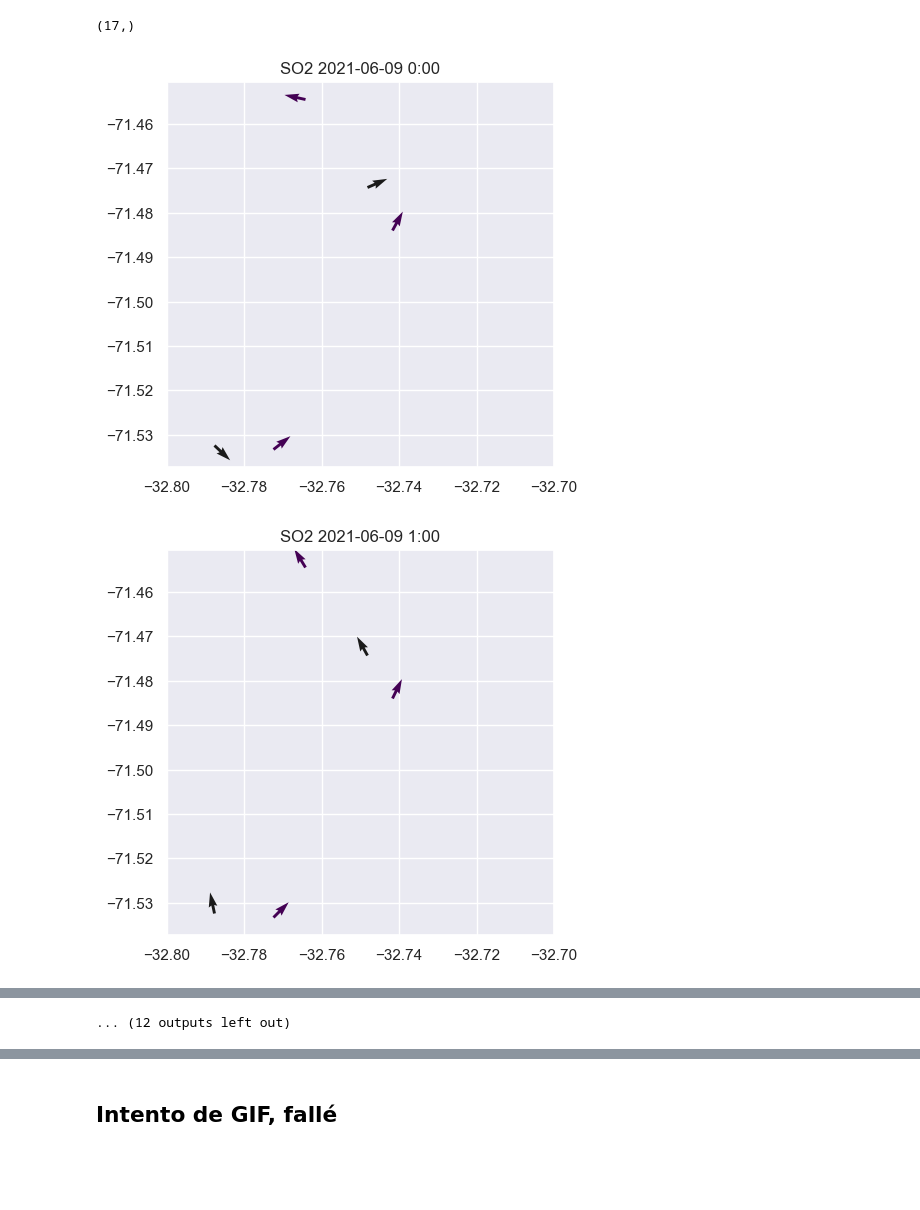
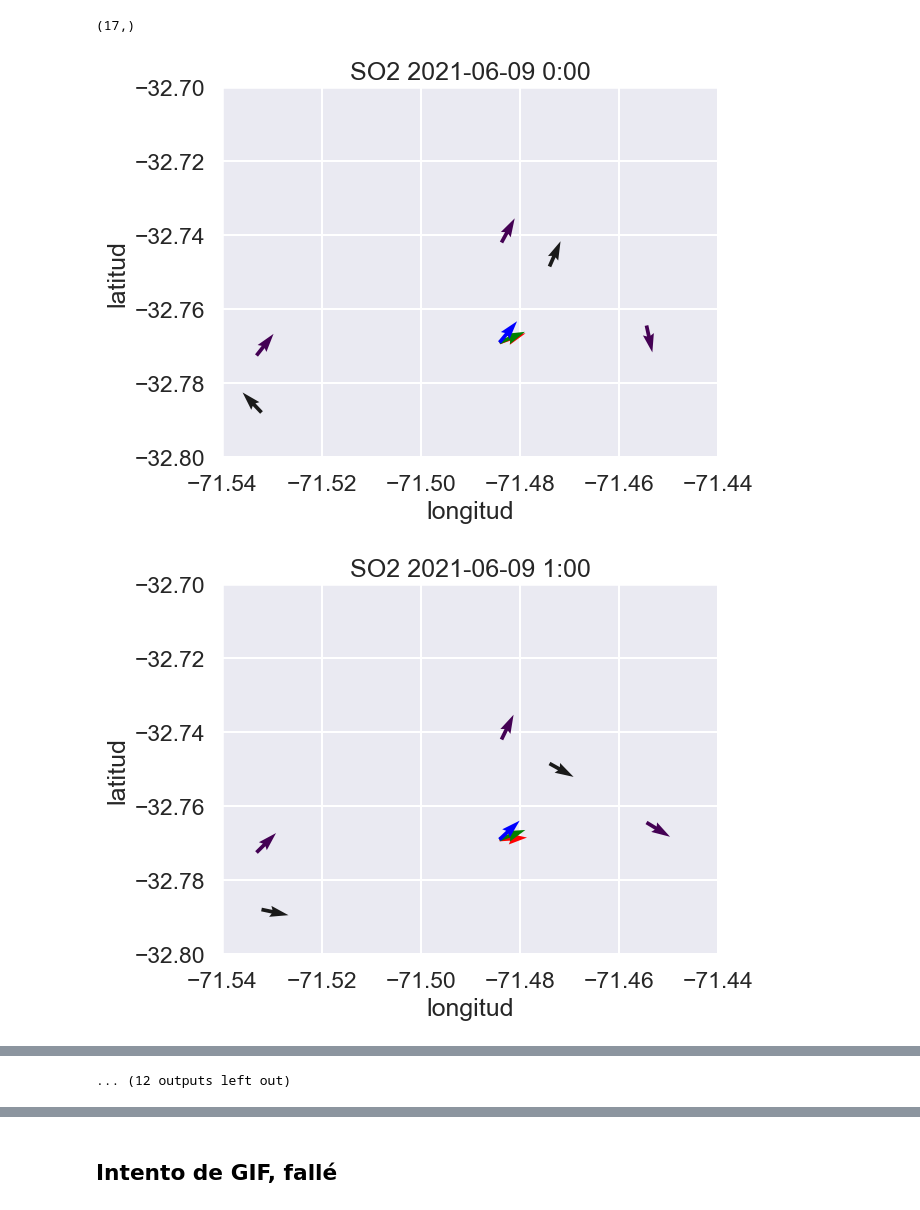
Before and after one commit to AndresGonF/mds7201-minma-so2, a Jupyter notebook: notebooks/img_vientos.ipynb, the cells around one changed output, grey strips where cells are left out. Cells and saved outputs as stored; diff of their text form; code cells hidden in the pictures; blank space fills up the shorter version.

Commit message:
imagenes varias

```diff
--- a/notebooks/img_vientos.ipynb
+++ b/notebooks/img_vientos.ipynb
@@ -3,7 +3,7 @@ import sys
 import os
 from functools import reduce
 
-project_path = os.path.abspath('..')
+project_path = os.path.abspath('../..')
 sys.path.insert(1, project_path)
 
 import pandas as pd
@@ -15,6 +15,7 @@ from src.utils import get_project_root
 from src.data.make_dataset import get_minma_data
 
 sn.set(style="darkgrid")
+sn.set_context('talk')
 # %% [markdown]
 # Vientos
 # %% [markdown]
@@ -189,0 +193,4 @@ centro_quintero.head()
+# %%
+codelco = pd.read_excel(get_project_root() / 'data/raw/Torre_Meteo_Codelco_Ventanas.xlsx', index_col=0)
+codelco.index = pd.to_datetime(codelco.index)
+codelco.head()
@@ -206,6 +237,17 @@ def winds(df):
 
 def frame_by_date(df, date):
     return df[df.index.date == date].reset_index(drop=True)
+
+def winds_codelco(df):
+    x = [10, 20, 40]
+    u = []
+    v = []
+    for elem in x:
+        u_aux = df[f'WS_{elem}'] * np.cos(np.radians(df[f'WD_{elem}']))
+        v_aux = df[f'WS_{elem}'] * np.sin(np.radians(df[f'WD_{elem}']))
+        u.append(u_aux)
+        v.append(v_aux)
+    return u, v
 # %%
 #coordenadas
 coord_maitenes = { 'lat': -32.76434, 'long': -71.45450}
@@ -213,37 +255,54 @@ coord_quintero = {'lat':-32.772439, 'long':-71.533248}
 coord_ventanas = {'lat':-32.7419, 'long':-71.4839}
 coord_lagreda = {'lat': -32.74827, 'long':-71.47421}
 coord_centro_quintero = {'lat': -32.787720, 'long':-71.53222}
-coord_codelco = {'lat':-32.80105, 'long': -71.4834}
+coord_codelco = {'lat':-32.76873, 'long': -71.48427}
 # %%
 import matplotlib.cm as cm
 from matplotlib.animation import FuncAnimation
 from IPython import display
 
 #Día de peak en maitenes y quintero (2021-06-09)
 df1 = frame_by_date(maitenes, common_dates[-1])
 df2 = frame_by_date(quintero, common_dates[-1])
 df3 = frame_by_date(ventanas, common_dates[-1])
 df4 = frame_by_date(lagreda_vientos, common_dates[-1])
 df5 = frame_by_date(centro_quintero, common_dates[-1])
+df6 = frame_by_date(codelco, common_dates[-1])
 
 u1, v1 = winds(df1)
 u2, v2 = winds(df2)
 u3, v3 = winds(df3)
 u4, v4 = winds(df4)
 u5, v5 = winds(df5)
+u6, v6 = winds_codelco(df6)
+
 
 
 for i in range(len(u1)):
-    plot = plt.figure(figsize = (5,5))
-    plt.xlim(-32.8,-32.7)
-    #plt.ylim(-71.54,-71.44)
-    plt.quiver(coord_maitenes['lat'], coord_maitenes['long'], u1[i], v1[i], df1["SO2"][i], cmap=cm.viridis)
-    plt.quiver(coord_quintero['lat'], coord_quintero['long'], u2[i], v2[i], df2["SO2"][i], cmap=cm.viridis)
-    plt.quiver(coord_ventanas['lat'], coord_ventanas['long'], u3[i], v3[i], df3["SO2"][i], cmap=cm.viridis)
-    plt.quiver(coord_lagreda['lat'], coord_lagreda['long'], u4[i], v4[i], cmap=cm.viridis)
-    plt.quiver(coord_centro_quintero['lat'], coord_centro_quintero['long'], u5[i], v5[i], cmap=cm.viridis)
+    #plot = plt.figure(figsize = (7,7))
+    plt.ylim(-32.8,-32.7)
+    plt.xlim(-71.54,-71.44)
+    plt.quiver(coord_maitenes['long'], coord_maitenes['lat'], v1[i], u1[i], df1["SO2"][i], cmap=cm.viridis)#, scale=maitenes.velviento[i]*10**-7, scale_units='inches')
+    #plt.quiver(coord_maitenes['lat'], coord_maitenes['long'], u1[i], v1[i], df1["SO2"][i], cmap=cm.viridis)#, scale=maitenes.velviento[i]*10**-7, scale_units='inches')
+    plt.quiver(coord_quintero['long'], coord_quintero['lat'], v2[i], u2[i], df2["SO2"][i], cmap=cm.viridis)#, scale=quintero.velviento[i]*10**-7, scale_units='inches')
+    #plt.quiver(coord_quintero['lat'], coord_quintero['long'], u2[i], v2[i], df2["SO2"][i], cmap=cm.viridis)#, scale=quintero.velviento[i]*10**-7, scale_units='inches')
+    plt.quiver(coord_ventanas['long'], coord_ventanas['lat'], u3[i], v3[i], df3["SO2"][i], cmap=cm.viridis)#, scale=ventanas.velviento[i]*10**-7)
+    #plt.quiver(coord_ventanas['lat'], coord_ventanas['long'], u3[i], v3[i], df3["SO2"][i], cmap=cm.viridis)#, scale=ventanas.velviento[i]*10**-7)
+    plt.quiver(coord_lagreda['long'],coord_lagreda['lat'],v4[i],u4[i], cmap=cm.viridis)#, scale=lagreda_vientos.velviento[i]*10**-7)
+    #plt.quiver(coord_lagreda['lat'], coord_lagreda['long'], u4[i], v4[i], cmap=cm.viridis)#, scale=lagreda_vientos.velviento[i]*10**-7)
+    plt.quiver(coord_centro_quintero['long'],coord_centro_quintero['lat'],v5[i],u5[i], cmap=cm.viridis)#, scale=centro_quintero.velviento[i]*10**-7
+    plt.quiver(coord_codelco['long'],coord_codelco['lat'],v6[0][i],u6[0][i], color = 'red')#, cmap=cm.viridis, scale = codelco.WS_10[i]*10**-7)
+    plt.quiver(coord_codelco['long'],coord_codelco['lat'],v6[1][i],u6[1][i], color = 'green')#,cmap=cm.viridis, scale = codelco.WS_20[i]*10**-7)
+    plt.quiver(coord_codelco['long'],coord_codelco['lat'],v6[2][i],u6[2][i], color = 'blue')#,cmap=cm.viridis, scale = codelco.WS_30[i]*10**-7)
+    #plt.quiver(coord_centro_quintero['lat'], coord_centro_quintero['long'], u5[i], v5[i], cmap=cm.viridis)#, scale=centro_quintero.velviento[i]*10**-7)
+    #plt.quiver(coord_codelco['lat'], coord_codelco['long'], u6[0][i], v6[0][i], color = 'red')#, cmap=cm.viridis, scale = codelco.WS_10[i]*10**-7)
+    #plt.quiver(coord_codelco['lat'], coord_codelco['long'], u6[1][i], v6[1][i], color = 'green')#,cmap=cm.viridis, scale = codelco.WS_20[i]*10**-7)
+    #plt.quiver(coord_codelco['lat'], coord_codelco['long'], u6[2][i], v6[2][i], color = 'blue')#, cmap=cm.viridis, scale = codelco.WS_40[i]*10**-7)
+    plt.xlabel('longitud')
+    plt.ylabel('latitud')
     plt.title(f"SO2 {common_dates[-1]} {df1.index[i]}:00")
+    plt.savefig(f"SO2_{common_dates[-1]}_{df1.index[i]}.png")
     plt.show()
 # %% [output]
-[figure, old version]
+[figure, new version]
-[figure, old version]
+[figure, new version]
```
Also changed, not shown: parts of 7 cells of this notebook, 24 other files.
